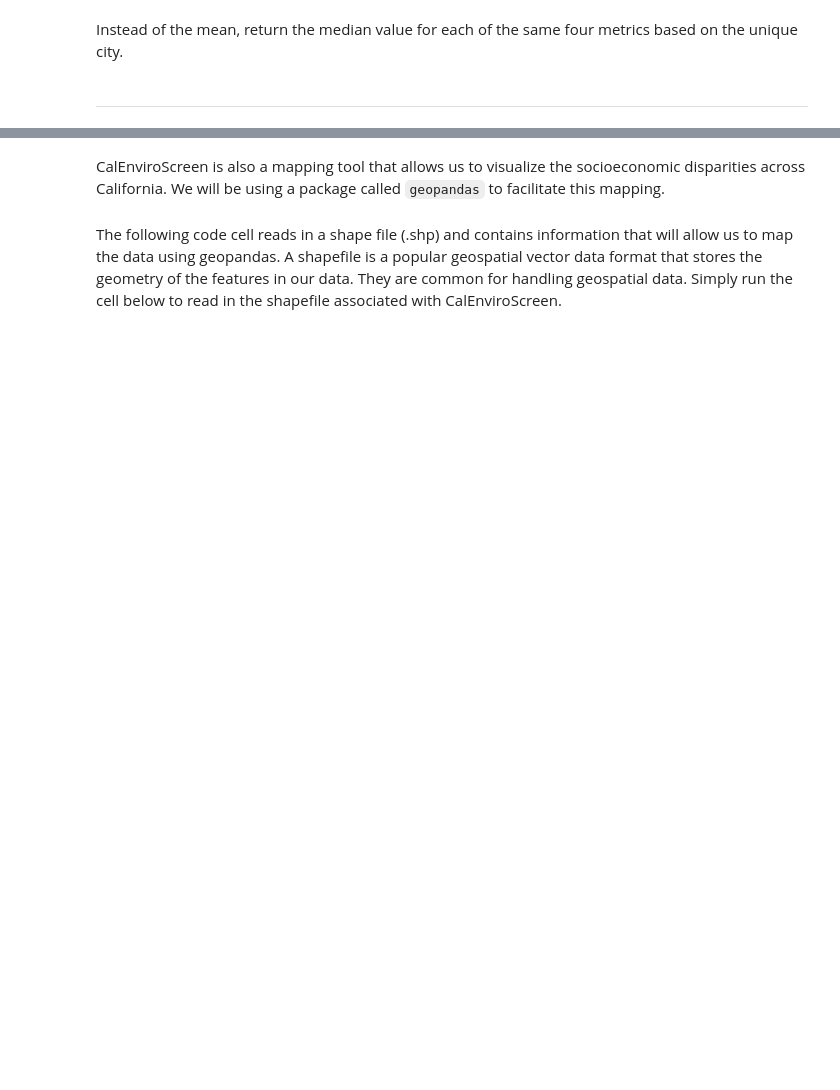
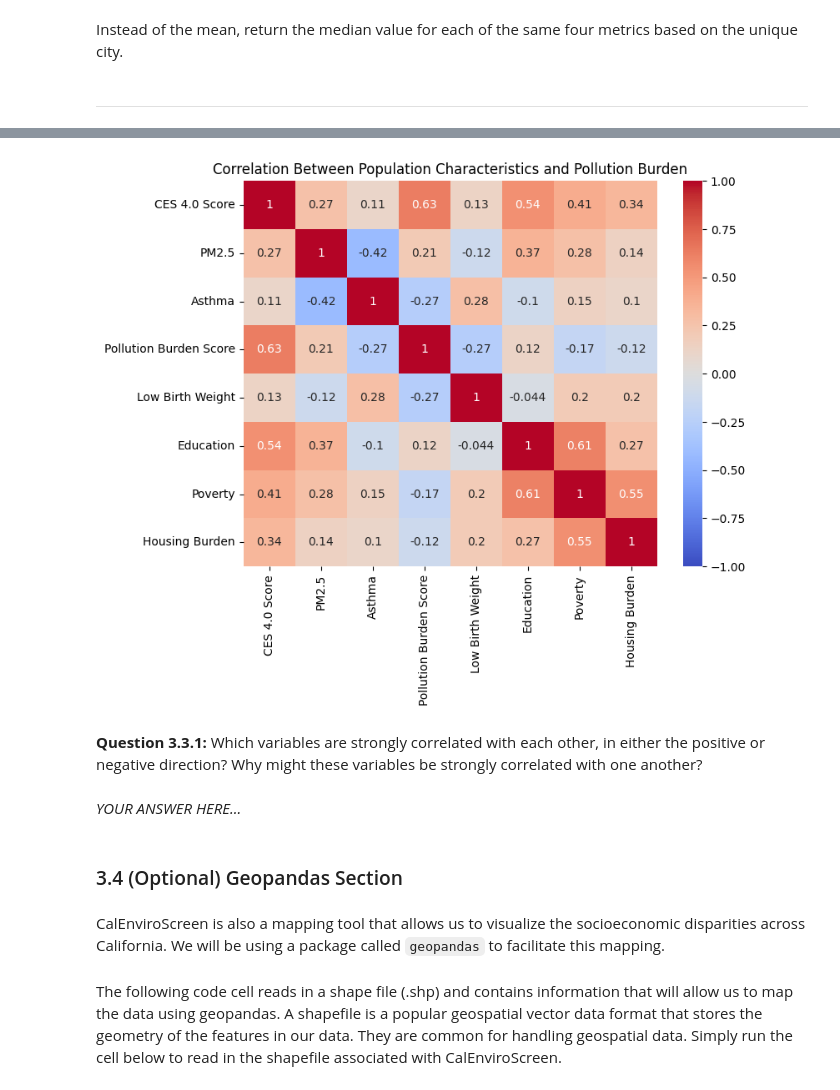
Before and after one commit to ds-modules/ECC-Sp24, a Jupyter notebook: CalEnviroScreen/CES-HWDraft.ipynb, the cells around one changed output, grey strips where cells are left out. Drawn from its saved outputs; the diff is of its cells as text; code cells hidden in the pictures; blank space fills up the shorter version.

```diff
--- a/CalEnviroScreen/CES-HWDraft.ipynb
+++ b/CalEnviroScreen/CES-HWDraft.ipynb
@@ -413,3 +460,20 @@ city_medians = ...
+# %%
+# Create a correlation matrix
+corr_matrix = ces_subset.corr()
+
+# Plot the heatmap
+plt.figure(figsize=(8, 6))
+sns.heatmap(corr_matrix, annot=True, cmap='coolwarm', vmin=-1, vmax=1)
+plt.title('Correlation Between Population Characteristics and Pollution Burden')
+plt.show()
+# %% [output]
+[figure, added]
+# %% [markdown]
+**Question 3.3.1:** Which variables are strongly correlated with each other, in either the positive or negative direction? Why might these variables be strongly correlated with one another?
+# %% [markdown]
+*YOUR ANSWER HERE...*
+# %% [markdown]
+### 3.4 (Optional) Geopandas Section
 # %% [markdown]
 CalEnviroScreen is also a mapping tool that allows us to visualize the socioeconomic disparities across California. We will be using a package called `geopandas` to facilitate this mapping.
 # %% [markdown]
```
Also changed, not shown: parts of 42 cells of this notebook.
